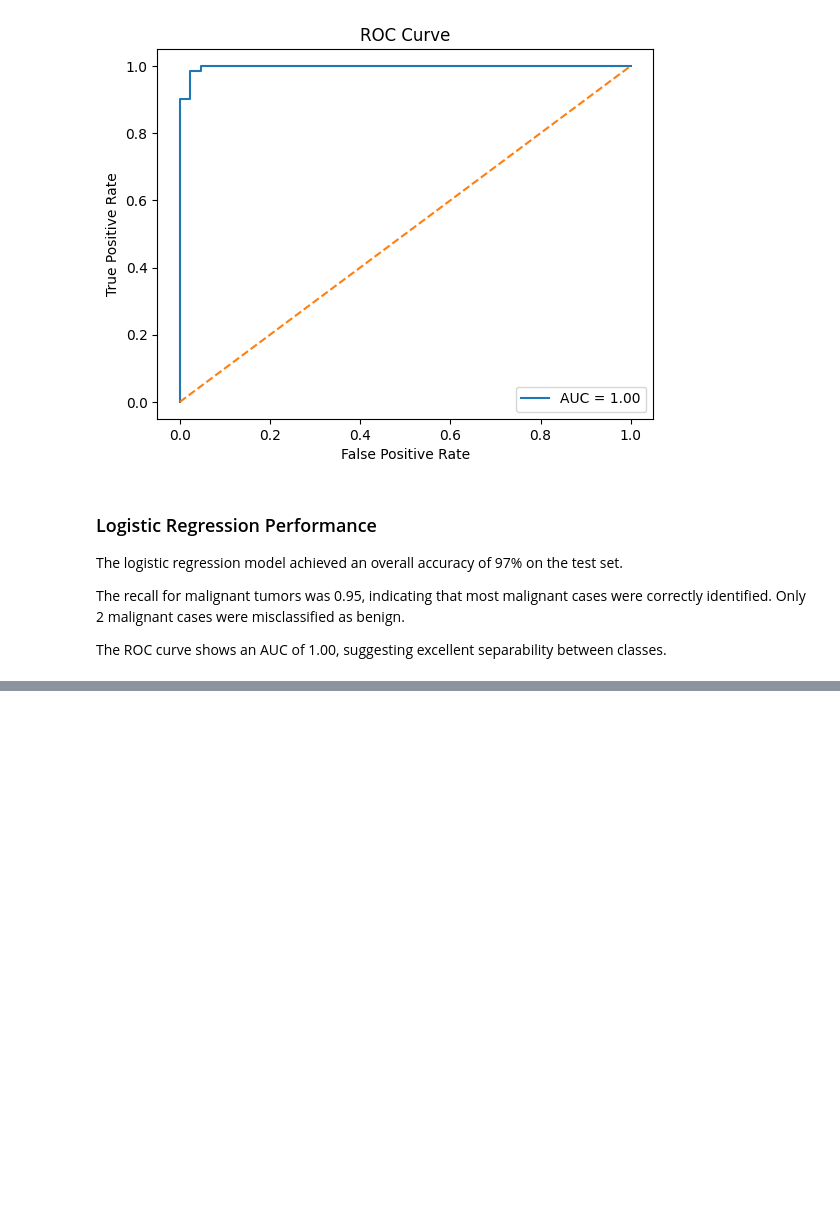
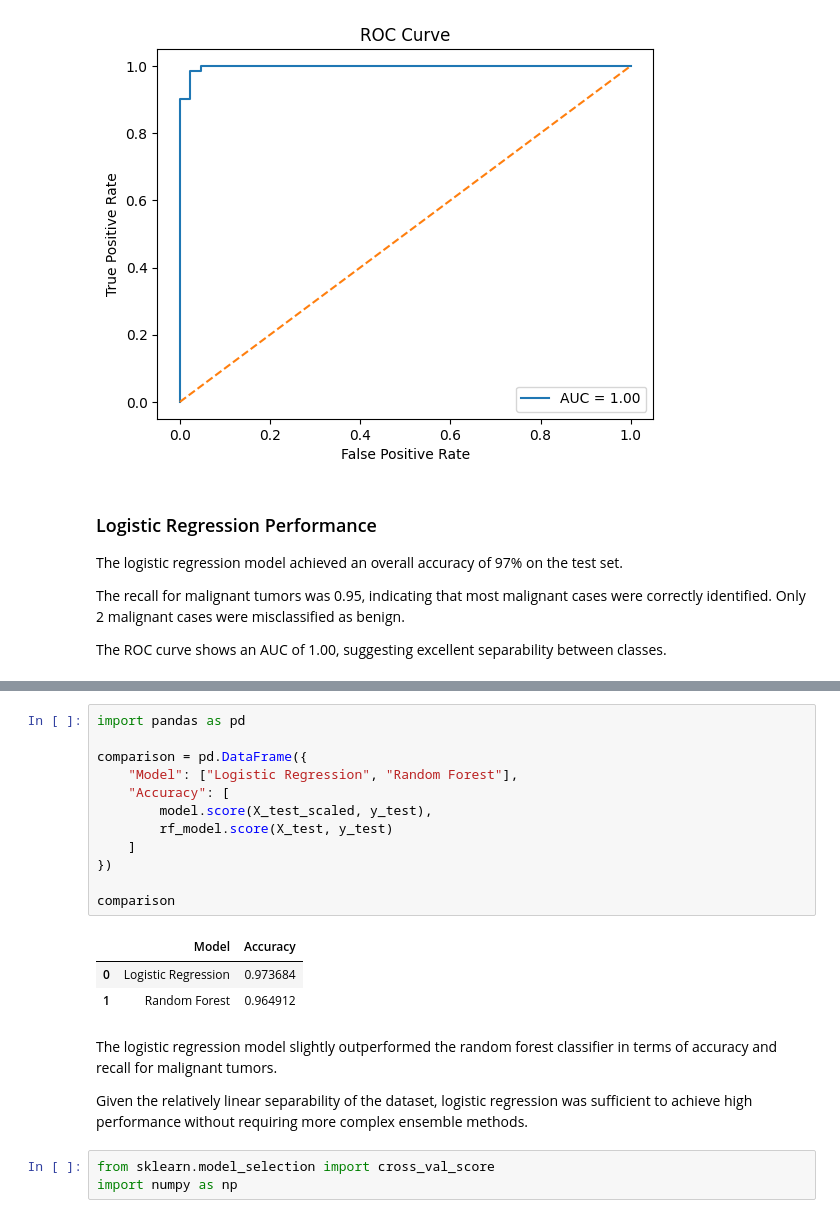
Before and after one commit to HaibinFan/Project1_BreastCancer_ML, a Jupyter notebook: notebooks/EDA.ipynb, the cells around one changed output, grey strips where cells are left out. Drawn from its saved outputs; the diff is of its cells as text; blank space fills up the shorter version.

```diff
--- a/notebooks/EDA.ipynb
+++ b/notebooks/EDA.ipynb
@@ -186,0 +238,23 @@ The ROC curve shows an AUC of 1.00, suggesting excellent separability between cl
+# %%
+import pandas as pd
+
+comparison = pd.DataFrame({
+    "Model": ["Logistic Regression", "Random Forest"],
+    "Accuracy": [
+        model.score(X_test_scaled, y_test),
+        rf_model.score(X_test, y_test)
+    ]
+})
+
+comparison
+# %% [output]
+|  | Model | Accuracy |
+| 0 | Logistic Regression | 0.973684 |
+| 1 | Random Forest | 0.964912 |
+# %% [markdown]
+The logistic regression model slightly outperformed the random forest classifier in terms of accuracy and recall for malignant tumors.
+
+Given the relatively linear separability of the dataset, logistic regression was sufficient to achieve high performance without requiring more complex ensemble methods.
+# %%
+from sklearn.model_selection import cross_val_score
+import numpy as np
```
Also changed, not shown: parts of 10 cells of this notebook, 2 other files.
